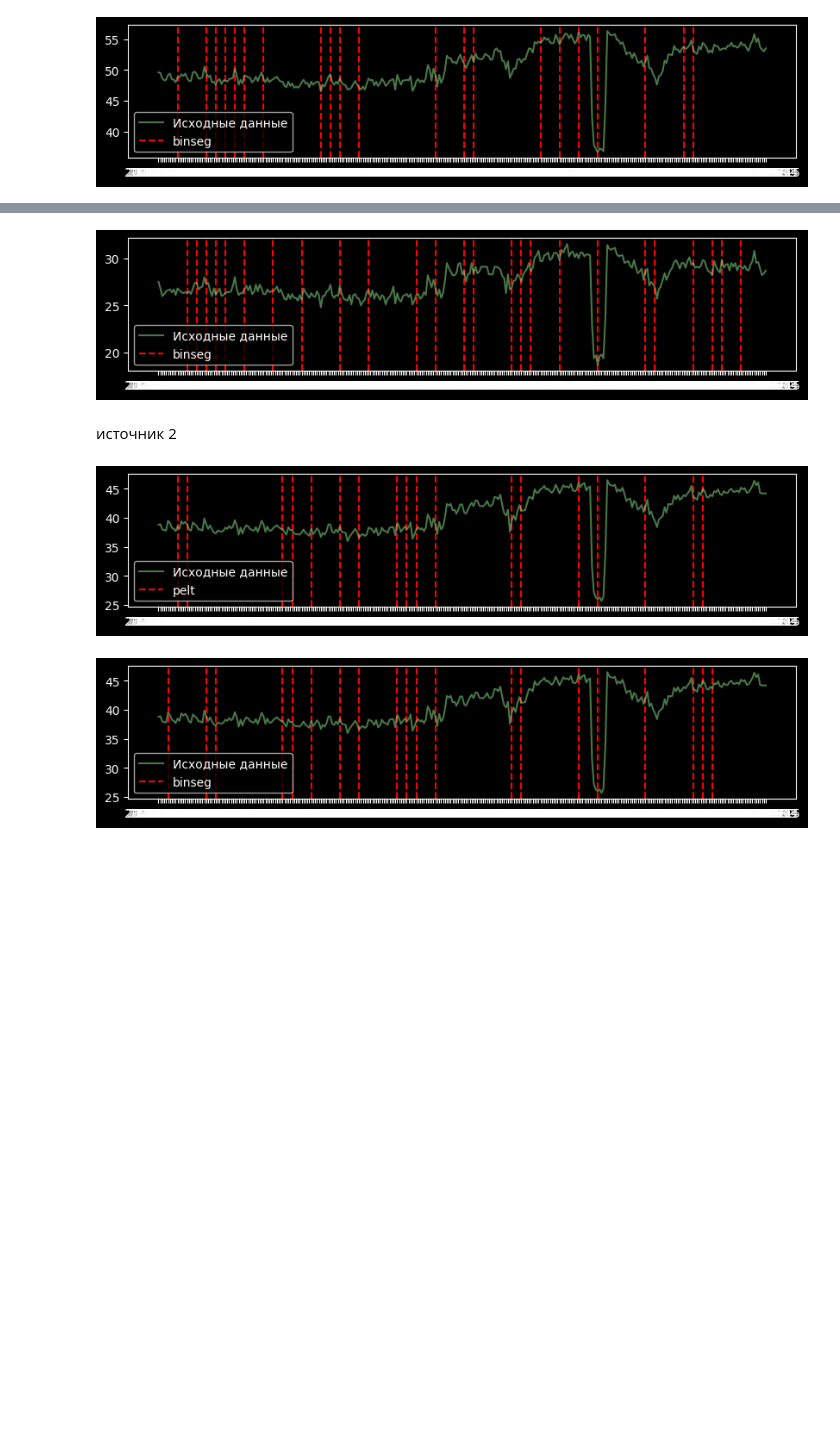
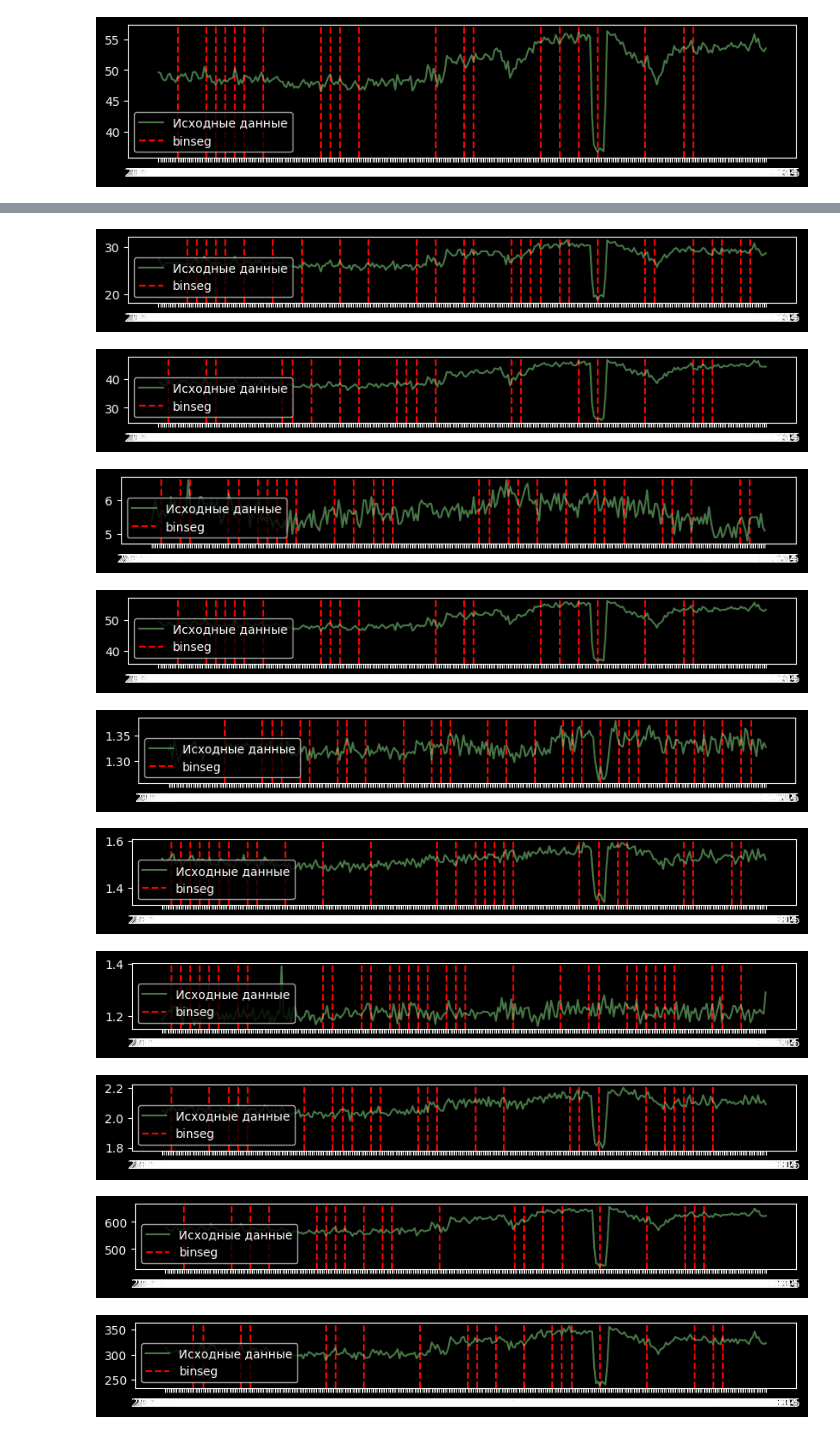
Before and after one commit to IAmSerepok/DataFromVariousSources, a Jupyter notebook: stat_tests.ipynb, the cells around one changed output, grey strips where cells are left out. Saved outputs shown, nothing was run; the diff lists cells and outputs as text; code cells hidden in the pictures; blank space fills up the shorter version.

```diff
--- a/stat_tests.ipynb
+++ b/stat_tests.ipynb
@@ -123,8 +118,0 @@ plt.legend(loc='lower left')
-# %% [markdown]
-![image.png](attachment:image.png)
-# %% [markdown]
-источник 2
-# %% [markdown]
-![image.png](attachment:image.png)
-# %% [markdown]
-![image.png](attachment:image.png)
@@ -130,0 +138,55 @@ plt.legend(loc='lower left')
+# %%
+df = pd.read_csv('data/data_with_extra_columns.csv')
+
+
+columns = ['accuracy_1_%', 'accuracy_2_%', 'accuracy_3_%', 'accuracy_all_%',
+           'accuracy_1_avg', 'accuracy_2_avg', 'accuracy_3_avg', 'accuracy_all_avg',
+           'quality_123', 'quality_13', 'quality_12']
+
+
+for col in columns:
+    plt.figure(figsize=(10, 1))
+
+
+    signal = df[col].values
+
+    model = rpt.Binseg(model="rbf", min_size=5).fit(signal)
+    changes = model.predict(n_bkps=40)
+
+    changes = [cp for cp in changes if cp < len(df)]
+    indexes = [0] + changes + [len(signal)-1]
+
+
+    significant_diff = []
+
+    for i in range(len(indexes) - 2):
+        data1 = signal[indexes[i]:indexes[i+1]]
+        data2 = signal[indexes[i+1]:indexes[i+2]]
+
+        if (stats.ttest_ind(data1, data2, equal_var=False).pvalue > 0.05) \
+            and (stats.levene(data1, data2).pvalue > 0.05):
+
+            significant_diff.append(indexes[i+1])
+
+    significant_diff = [cp for cp in significant_diff if cp < len(df)]
+
+
+    plt.plot(df['date'], df[col], alpha=0.5, color='lightgreen', label='Исходные данные', zorder=2)
+
+    for cp in significant_diff:
+        plt.axvline(df['date'].iloc[cp], color="red",
+                linestyle='--', zorder=1,
+                label="binseg" if cp == significant_diff[0] else "")
+
+    plt.legend(loc='lower left')
+# %% [output]
+[figure, added]
+[figure, added]
+[figure, added]
+[figure, added]
+[figure, added]
+[figure, added]
+[figure, added]
+[figure, added]
+[figure, added]
+[figure, added]
```
Also changed, not shown: parts of 8 cells of this notebook.
